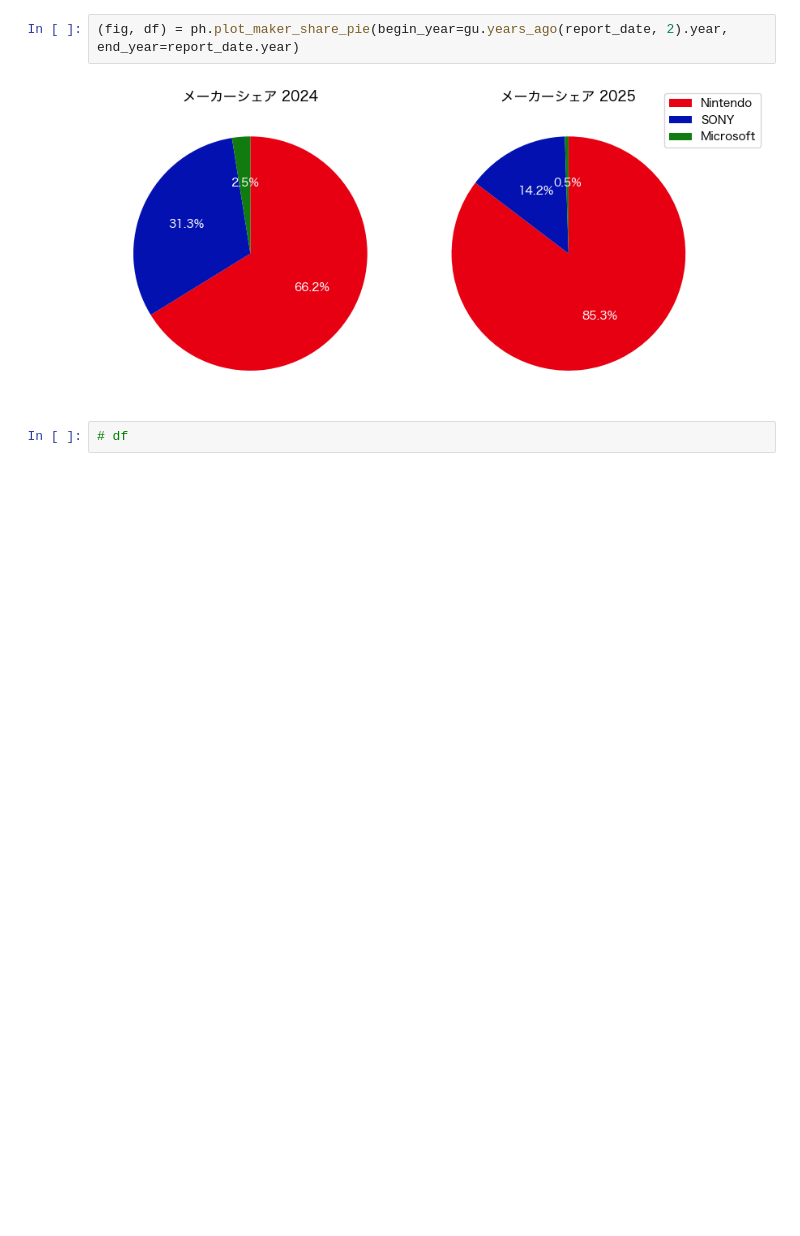
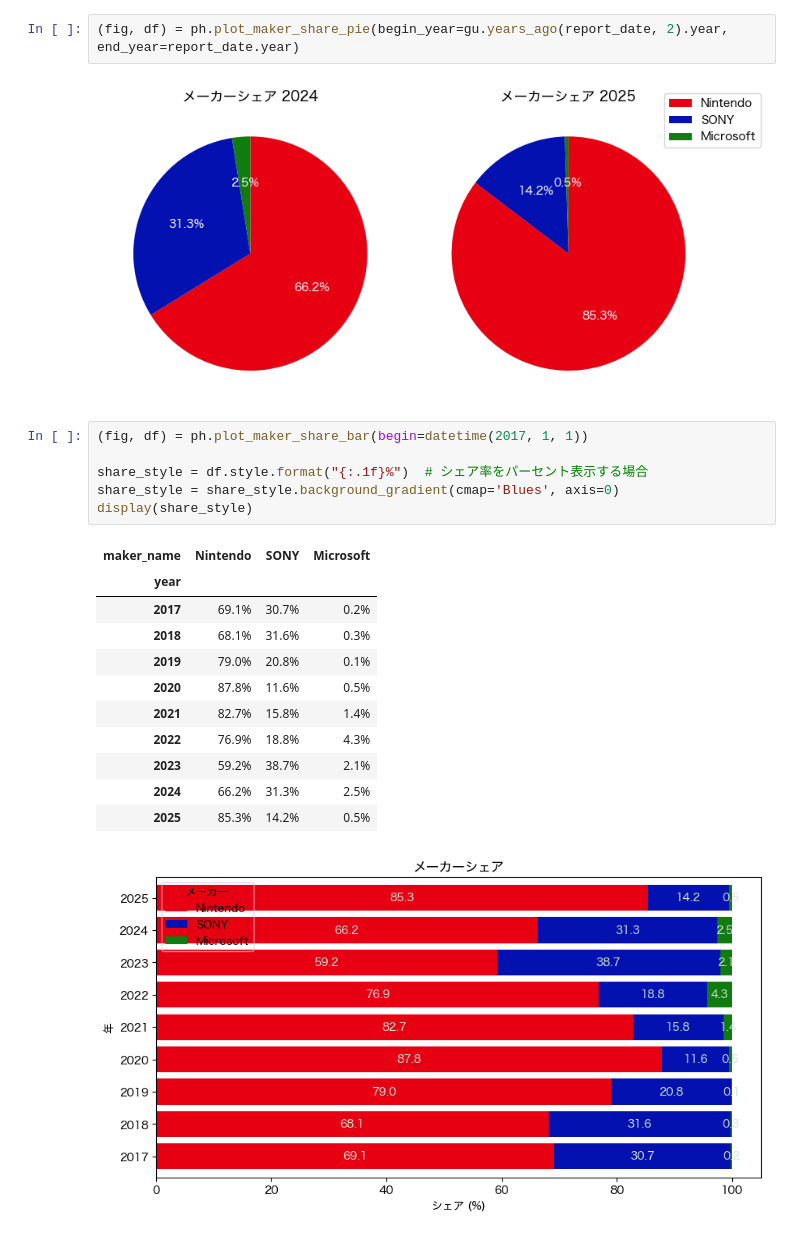
Before and after one commit to hidenden/gamedata, a Jupyter notebook: notebook/report/weekly_report.ipynb, the cells around one changed output. Drawn from its saved outputs; the diff is of its cells as text; blank space fills up the shorter version.

```diff
--- a/notebook/report/weekly_report.ipynb
+++ b/notebook/report/weekly_report.ipynb
@@ -335,5 +335,22 @@ display(yearly_style)
 (fig, df) = ph.plot_maker_share_pie(begin_year=gu.years_ago(report_date, 2).year, end_year=report_date.year)
 # %% [output]
 [figure]
-# %%
-# df
+# %%
+(fig, df) = ph.plot_maker_share_bar(begin=datetime(2017, 1, 1))
+
+share_style = df.style.format("{:.1f}%")  # シェア率をパーセント表示する場合
+share_style = share_style.background_gradient(cmap='Blues', axis=0)
+display(share_style)
+# %% [output]
+| maker_name | Nintendo | SONY | Microsoft |
+| year |  |  |  |
+| 2017 | 69.1% | 30.7% | 0.2% |
+| 2018 | 68.1% | 31.6% | 0.3% |
+| 2019 | 79.0% | 20.8% | 0.1% |
+| 2020 | 87.8% | 11.6% | 0.5% |
+| 2021 | 82.7% | 15.8% | 1.4% |
+| 2022 | 76.9% | 18.8% | 4.3% |
+| 2023 | 59.2% | 38.7% | 2.1% |
+| 2024 | 66.2% | 31.3% | 2.5% |
+| 2025 | 85.3% | 14.2% | 0.5% |
+[figure, added]
```
Also changed, not shown: 5 other files.
